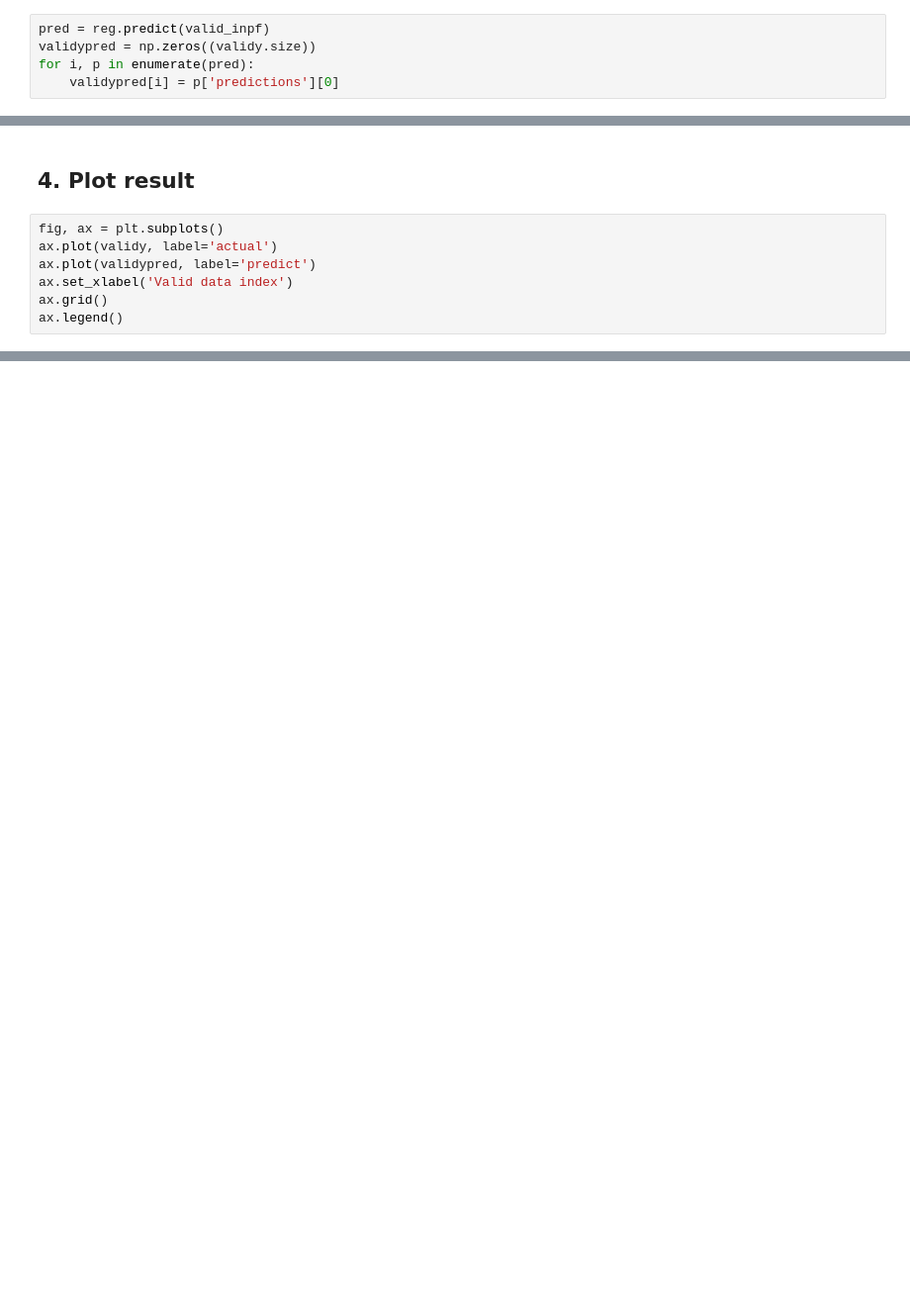
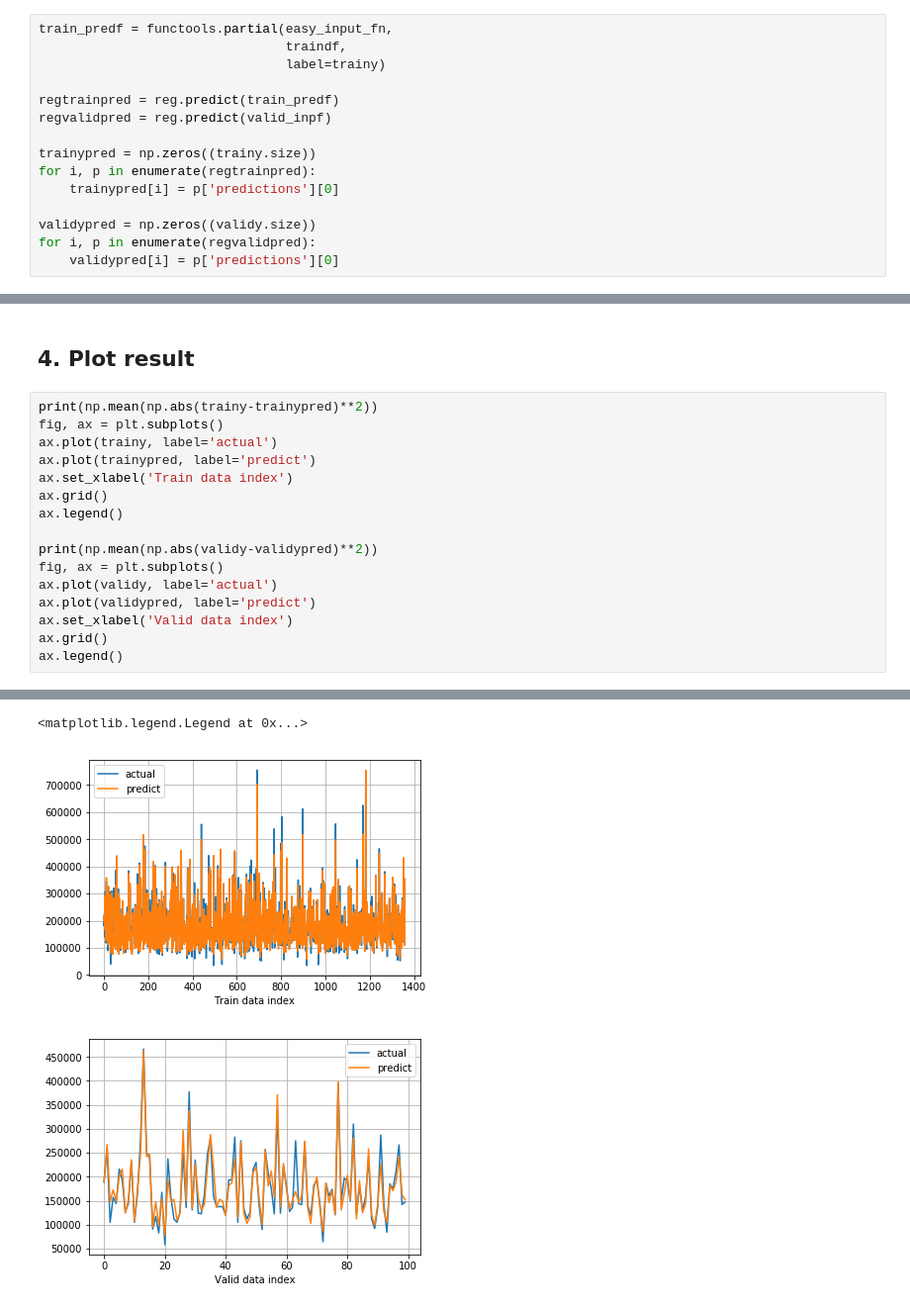
Before and after one commit to ymtoo/learn-ML, a Jupyter notebook: regression/dnnreg_Ames_Housing.ipynb, the cells around one changed output, grey strips where cells are left out. Shown at 99% size. Saved outputs shown, nothing was run; the diff lists cells and outputs as text; blank space fills up the shorter version.

```diff
--- a/regression/dnnreg_Ames_Housing.ipynb
+++ b/regression/dnnreg_Ames_Housing.ipynb
@@ -126,5 +288,15 @@ INFO:tensorflow:loss = 4.57643e+10, step = 2001 (2.289 sec)
 # %%
-pred = reg.predict(valid_inpf)
+train_predf = functools.partial(easy_input_fn,
+                                traindf,
+                                label=trainy)
+
+regtrainpred = reg.predict(train_predf)
+regvalidpred = reg.predict(valid_inpf)
+
+trainypred = np.zeros((trainy.size))
+for i, p in enumerate(regtrainpred):
+    trainypred[i] = p['predictions'][0]
+
 validypred = np.zeros((validy.size))
-for i, p in enumerate(pred):
+for i, p in enumerate(regvalidpred):
     validypred[i] = p['predictions'][0]
@@ -131,9 +316,19 @@ for i, p in enumerate(pred):
 # %% [markdown]
 ## 4. Plot result
 # %%
+print(np.mean(np.abs(trainy-trainypred)**2))
+fig, ax = plt.subplots()
+ax.plot(trainy, label='actual')
+ax.plot(trainypred, label='predict')
+ax.set_xlabel('Train data index')
+ax.grid()
+ax.legend()
+
+print(np.mean(np.abs(validy-validypred)**2))
 fig, ax = plt.subplots()
 ax.plot(validy, label='actual')
 ax.plot(validypred, label='predict')
 ax.set_xlabel('Valid data index')
 ax.grid()
 ax.legend()
+# %% [output]
@@ -139,0 +337,3 @@ ax.legend()
+<matplotlib.legend.Legend at 0x...>
+[figure, added]
+[figure, added]
```
Also changed, not shown: parts of 17 cells of this notebook.
